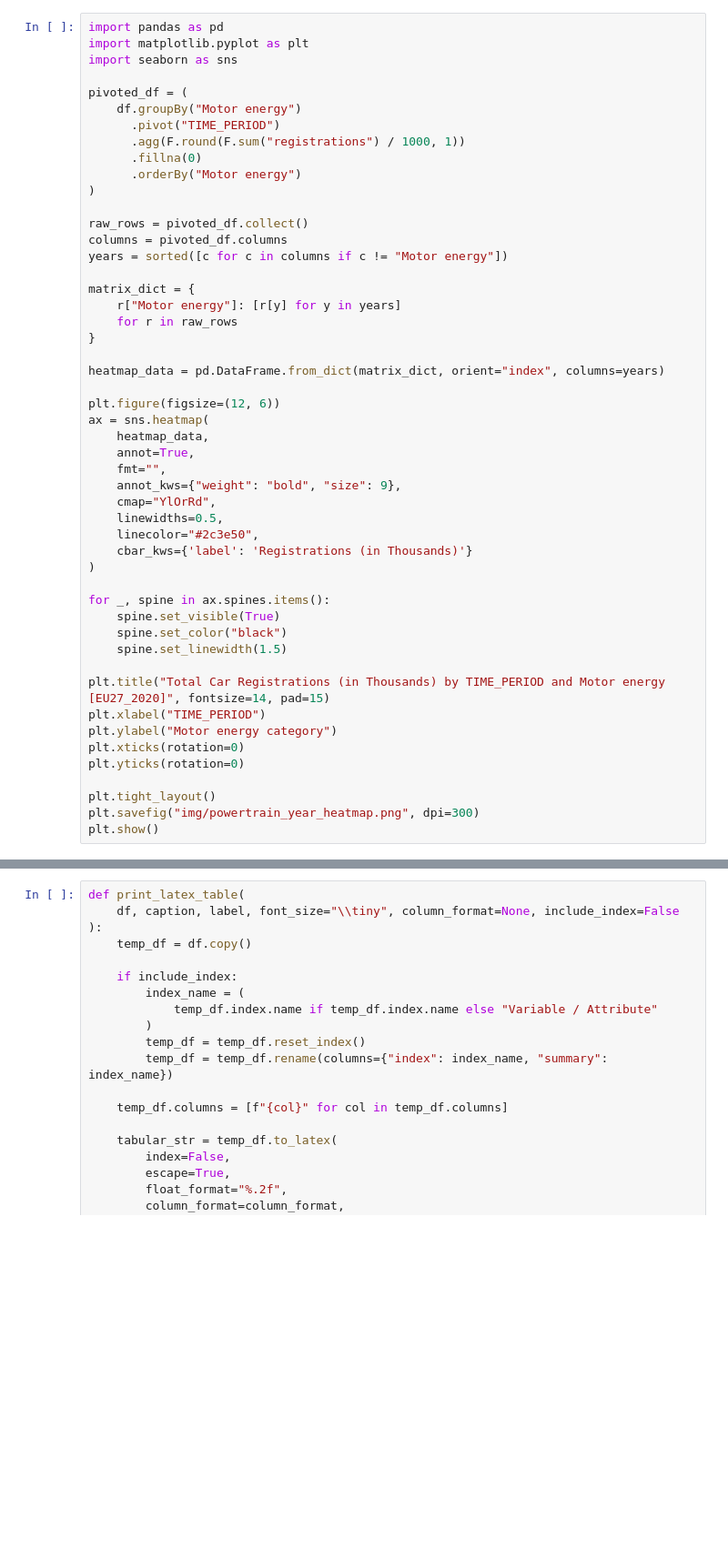
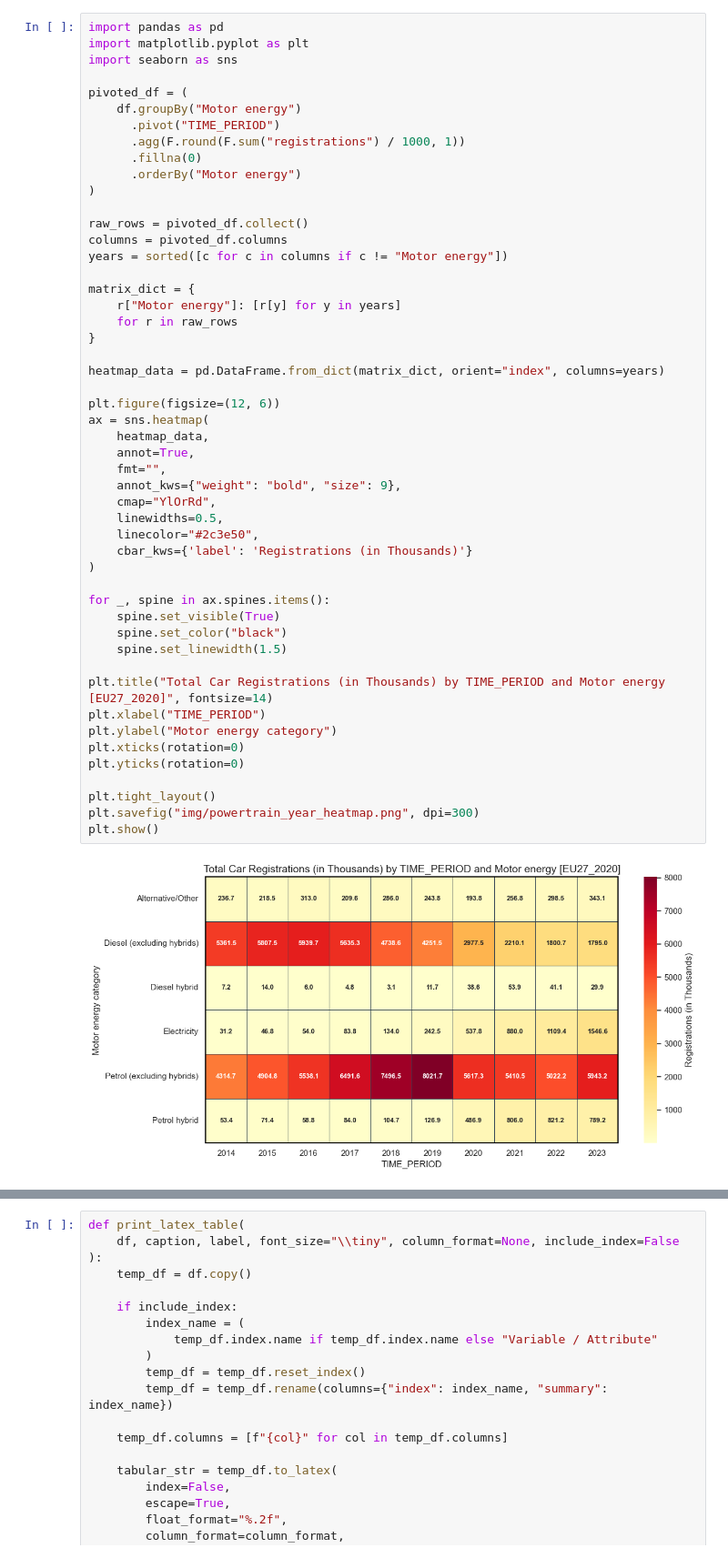
Before and after one commit to GianlucaRigatti/dataviz-project, a Jupyter notebook: technical_report/4_dataset_graphing_eea_co2_emissions_from_passenger_cars.ipynb, the cells around one changed output, grey strips where cells are left out. Shown at 91% size. Saved outputs shown, nothing was run; the diff lists cells and outputs as text; blank space fills up the shorter version.

```diff
--- a/technical_report/4_dataset_graphing_eea_co2_emissions_from_passenger_cars.ipynb
+++ b/technical_report/4_dataset_graphing_eea_co2_emissions_from_passenger_cars.ipynb
@@ -34,34 +59,36 @@ matrix_dict = {
     for r in raw_rows
 }
 
 heatmap_data = pd.DataFrame.from_dict(matrix_dict, orient="index", columns=years)
 
 plt.figure(figsize=(12, 6))
 ax = sns.heatmap(
     heatmap_data,
     annot=True,
     fmt="",
     annot_kws={"weight": "bold", "size": 9},
     cmap="YlOrRd",
     linewidths=0.5,
     linecolor="#2c3e50",
     cbar_kws={'label': 'Registrations (in Thousands)'}
 )
 
 for _, spine in ax.spines.items():
     spine.set_visible(True)
     spine.set_color("black")
     spine.set_linewidth(1.5)
 
-plt.title("Total Car Registrations (in Thousands) by TIME_PERIOD and Motor energy [EU27_2020]", fontsize=14, pad=15)
+plt.title("Total Car Registrations (in Thousands) by TIME_PERIOD and Motor energy [EU27_2020]", fontsize=14)
 plt.xlabel("TIME_PERIOD")
 plt.ylabel("Motor energy category")
 plt.xticks(rotation=0)
 plt.yticks(rotation=0)
 
 plt.tight_layout()
 plt.savefig("img/powertrain_year_heatmap.png", dpi=300)
 plt.show()
+# %% [output]
+[figure, added]
 # %%
 from pyspark.sql import functions as F
 from pyspark.sql.types import NumericType
```
Also changed, not shown: parts of 9 cells of this notebook, 3 other files.
